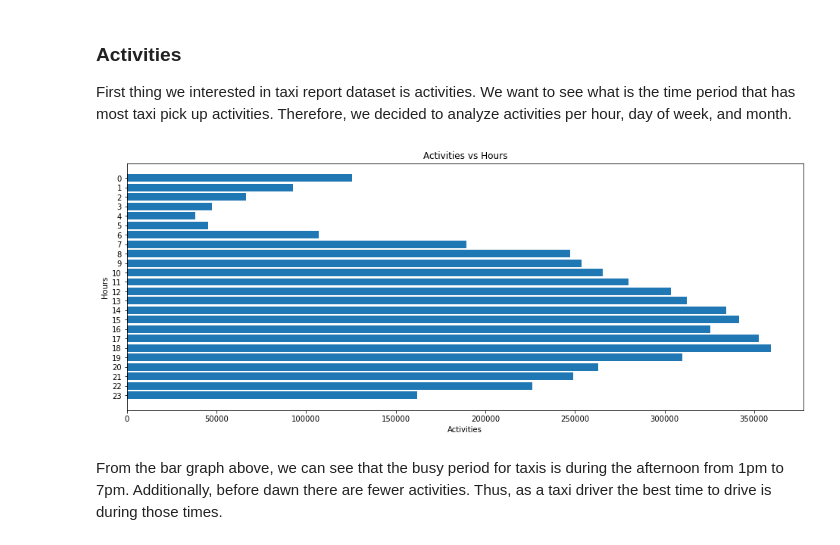
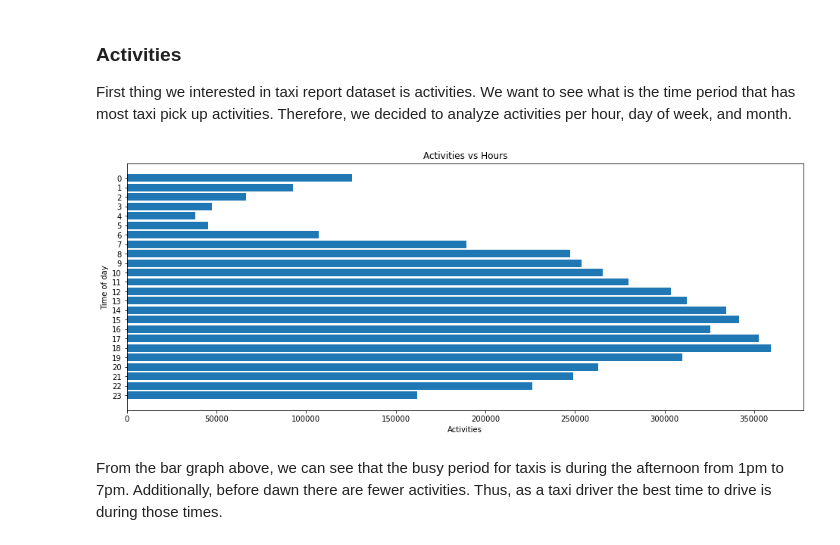
Before and after one commit to heweiron/taxi_trip_report, a Jupyter notebook: taxi_data_report.ipynb, the cells around one changed output. Cells and saved outputs as stored; diff of their text form; code cells hidden in the pictures.

```diff
--- a/taxi_data_report.ipynb
+++ b/taxi_data_report.ipynb
@@ -157,17 +157,17 @@ df_hour = pq.read_pandas('hour_count.parquet').to_pandas()
 # %%
 df_hour = df_hour.sort_values(by=['hour'])
 hour_counts = np.array(df_hour['count']).astype(int)
 hours = np.array(df_hour['hour'])
 plt.figure(figsize=(16,6))
 plt.barh(hours, hour_counts)
 plt.yticks(range(0, 24))
 plt.gca().invert_yaxis()
 plt.xlabel("Activities")
-plt.ylabel("Hours")
+plt.ylabel("Time of day")
 plt.title("Activities vs Hours")
 plt.show()
 # %% [output]
-[figure, old version]
+[figure, new version]
 # %% [markdown]
 <!-- From the bar graph above, we can see that busy peroid for taxi is afternoon from 1pm to 7pm. In addition, time before dawn has fewer pick up activities. -->
 
```
Also changed, not shown: parts of 12 cells of this notebook.
